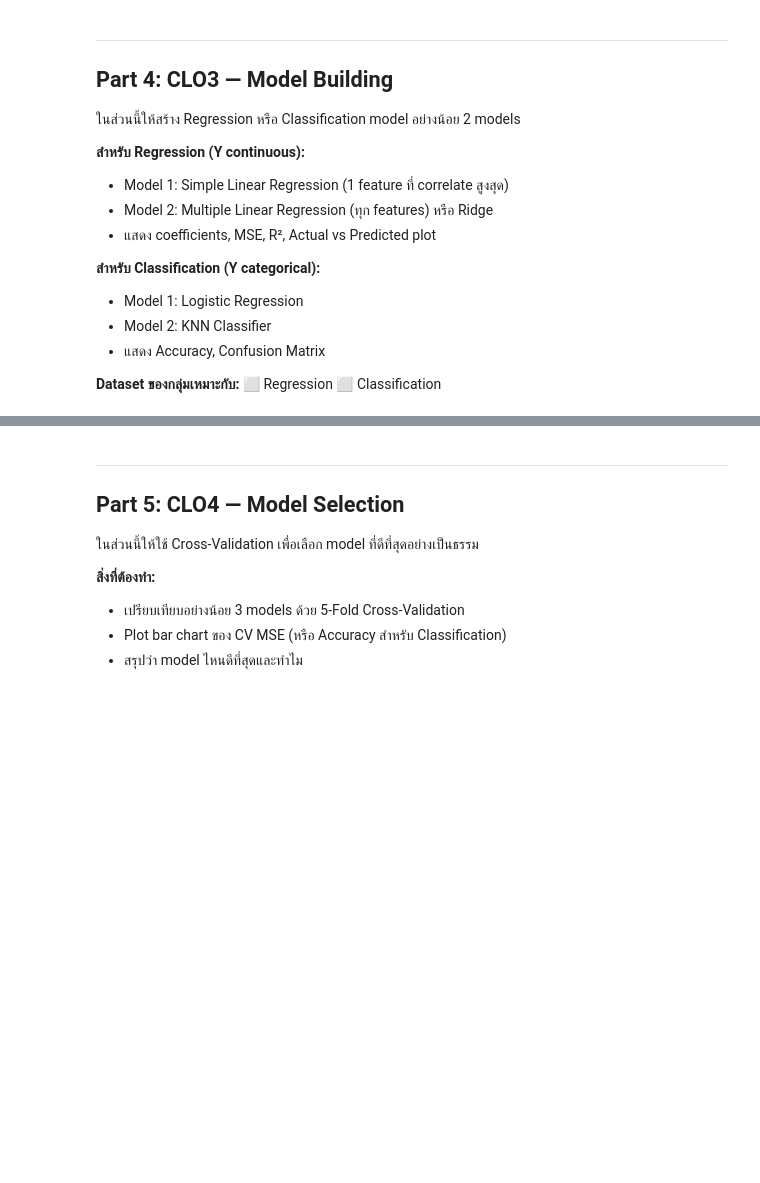
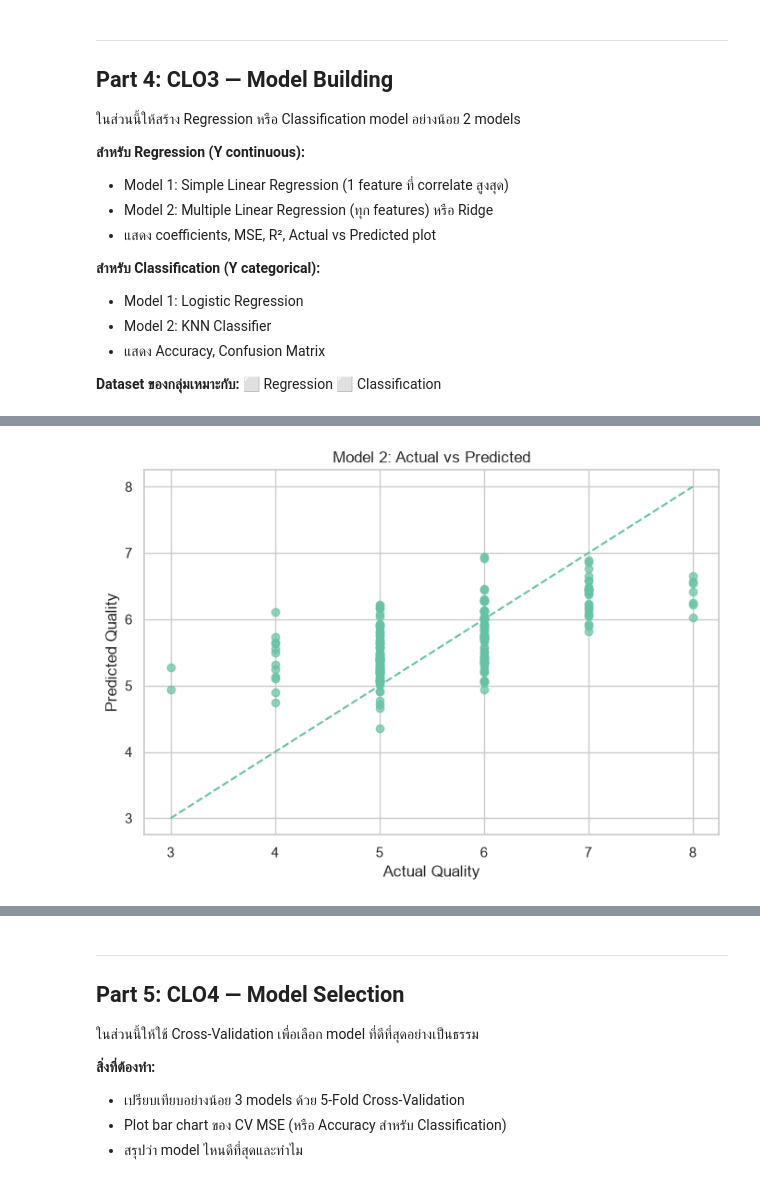
Before and after one commit to kitipong68-liang/ds-math-project-wineqt, a Jupyter notebook: lab15_Project_WineQualityPrediction.ipynb, the cells around one changed output, grey strips where cells are left out. Cells and saved outputs as stored; diff of their text form; code cells hidden in the pictures; blank space fills up the shorter version.

```diff
--- a/lab15_Project_WineQualityPrediction.ipynb
+++ b/lab15_Project_WineQualityPrediction.ipynb
@@ -802,8 +860,75 @@ pass
 # %%
 # ─── CLO3: Model 2 ─────────────────────────────────────────────────
-# วัตถุประสงค์: [ระบุว่า Model 2 คืออะไร]
+# วัตถุประสงค์: สร้าง Multiple Linear Regression
+# โดยใช้ features ทั้งหมดในการทำนาย quality
 
-# TODO:
-# model2 = ???
-# ...
-pass
+from sklearn.linear_model import LinearRegression
+from sklearn.metrics import mean_squared_error, r2_score
+
+# Features ทั้งหมด ยกเว้น quality และ Id
+features = [
+    'fixed acidity',
+    'volatile acidity',
+    'citric acid',
+    'residual sugar',
+    'chlorides',
+    'free sulfur dioxide',
+    'total sulfur dioxide',
+    'density',
+    'pH',
+    'sulphates',
+    'alcohol'
+]
+
+X = df[features]
+y = df['quality']
+
+# แบ่ง Train / Test
+X_train, X_test, y_train, y_test = train_test_split(
+    X, y, test_size=0.2, random_state=42
+)
+
+# สร้าง Model 2
+model2 = LinearRegression()
+model2.fit(X_train, y_train)
+
+# ทำนาย
+y_train_pred = model2.predict(X_train)
+y_test_pred = model2.predict(X_test)
+
+# ประเมินผล
+train_mse_2 = mean_squared_error(y_train, y_train_pred)
+test_mse_2 = mean_squared_error(y_test, y_test_pred)
+
+train_r2_2 = r2_score(y_train, y_train_pred)
+test_r2_2 = r2_score(y_test, y_test_pred)
+
+print("=== Model 2: Multiple Linear Regression ===")
+print(f"Number of features: {len(features)}")
+
+print("\nCoefficients:")
+for feature, coef in zip(features, model2.coef_):
+    print(f"{feature:25s}: {coef:.4f}")
+
+print(f"\nIntercept: {model2.intercept_:.4f}")
+print(f"Train MSE: {train_mse_2:.4f}")
+print(f"Test MSE: {test_mse_2:.4f}")
+print(f"Train R²: {train_r2_2:.4f}")
+print(f"Test R²: {test_r2_2:.4f}")
+
+# Actual vs Predicted
+plt.figure(figsize=(7, 5))
+plt.scatter(y_test, y_test_pred, alpha=0.7)
+
+plt.plot(
+    [y_test.min(), y_test.max()],
+    [y_test.min(), y_test.max()],
+    linestyle='--'
+)
+
+plt.xlabel("Actual Quality")
+plt.ylabel("Predicted Quality")
+plt.title("Model 2: Actual vs Predicted")
+plt.tight_layout()
+plt.show()
+# %% [output]
@@ -809,0 +952 @@ pass
+[figure, added]
```
Also changed, not shown: parts of 7 cells of this notebook.
